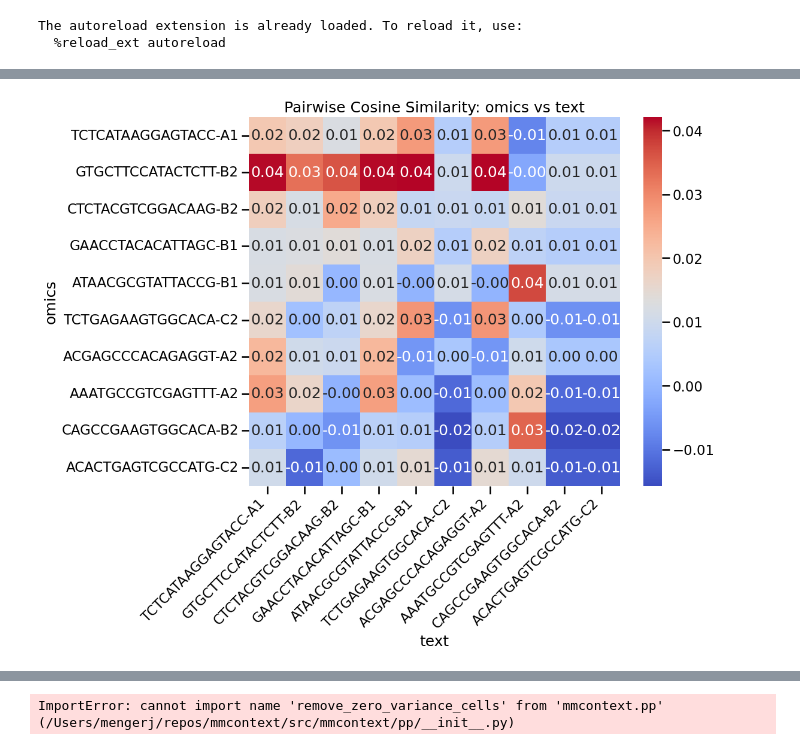
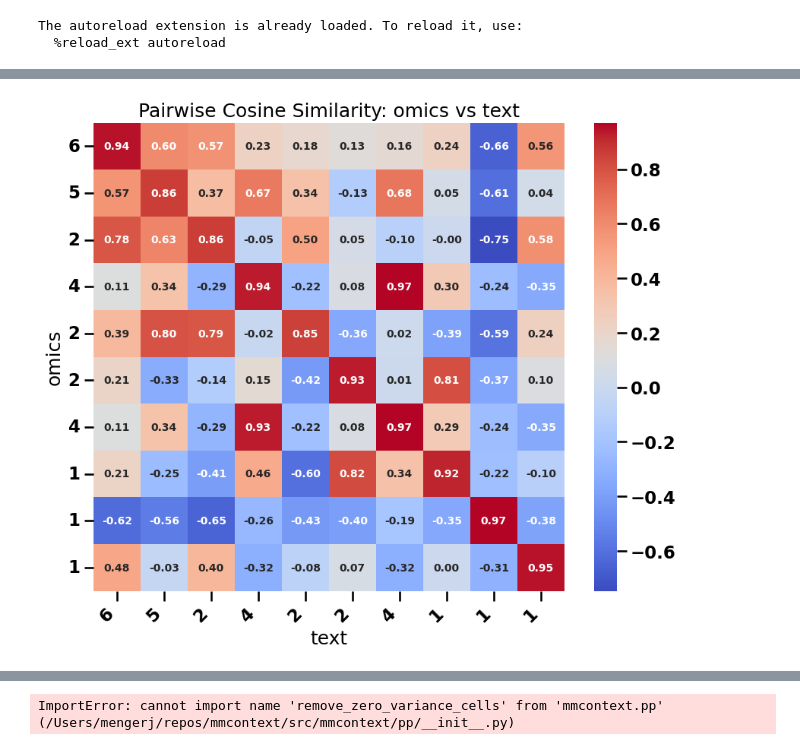
Before and after one commit to mengerj/mmcontext, a Jupyter notebook: exploratory/notebooks/evaluate_model.ipynb, the cells around one changed output, grey strips where cells are left out. Saved outputs shown, nothing was run; the diff lists cells and outputs as text; code cells hidden in the pictures.

```diff
--- a/exploratory/notebooks/evaluate_model.ipynb
+++ b/exploratory/notebooks/evaluate_model.ipynb
@@ -11,7 +14,7 @@ test_dataset = load_dataset("jo-mengr/geo_7k_cellxgene_3_5k_pairs")["val"]
 # %%
 from sentence_transformers import SentenceTransformer
 
-model = SentenceTransformer("jo-mengr/mmcontext")
+model = SentenceTransformer("jo-mengr/mmcontext-geo7k-cellxgene3.5k-multiplets")
 # %%
 from mmcontext.utils import load_test_adata_from_hf_dataset
 
@@ -21,5 +25,5 @@ KeyError: 'file_path'
 # %%
 omics_embeddings = model.encode(test_dataset["anndata_ref"])
-text_embeddings = model.encode(adata.obs["cluster_label"].values.tolist())
+text_embeddings = model.encode(adata.obs["natural_language_annotation"].values.tolist())
 adata.obsm["mmcontext_emb"] = omics_embeddings
 adata.obsm["mmcontext_text_emb"] = text_embeddings
@@ -25,0 +34,3 @@ adata.obsm["mmcontext_text_emb"] = text_embeddings
+# %%
+batch_key = "_scvi_batch"
+adata.obs[batch_key] = adata.obs[batch_key].astype("category")
@@ -26,7 +63,13 @@ adata.obsm["mmcontext_text_emb"] = text_embeddings
 # %%
 from mmcontext.eval.utils import create_emb_pair_dataframe
 
-emb_pair_df = create_emb_pair_dataframe(adata, emb1_key="mmcontext_emb", emb2_key="mmcontext_text_emb", subset_size=20)
+emb_pair_df = create_emb_pair_dataframe(
+    adata,
+    emb1_key="mmcontext_emb",
+    emb2_key="mmcontext_text_emb",
+    subset_size=20,
+    label_keys=["_scvi_batch", "cell_type"],
+)
 # %%
 from mmcontext.pl import visualize_embedding_clusters
 
@@ -36,6 +79,6 @@ visualize_embedding_clusters(emb_pair_df, method="umap", metric="cosine", n_neig
 # %%
 from mmcontext.pl.plotting import plot_embedding_similarity
 
-plot_embedding_similarity(emb_pair_df, emb1_type="omics", emb2_type="text", subset=10)
+plot_embedding_similarity(emb_pair_df, emb1_type="omics", emb2_type="text", subset=10, label_key="_scvi_batch")
 # %% [output]
-[figure, old version]
+[figure, new version]
```
Also changed, not shown: parts of 12 cells of this notebook.
